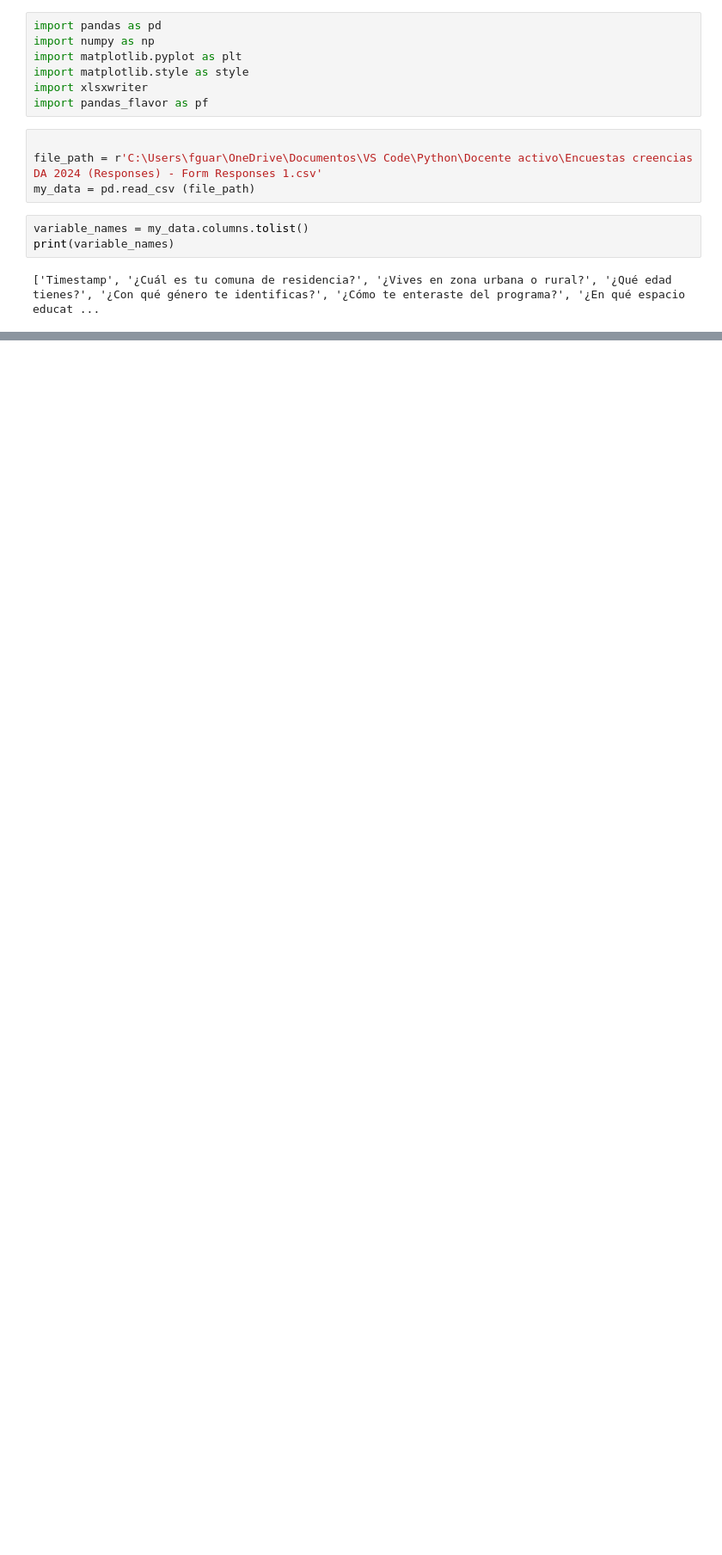
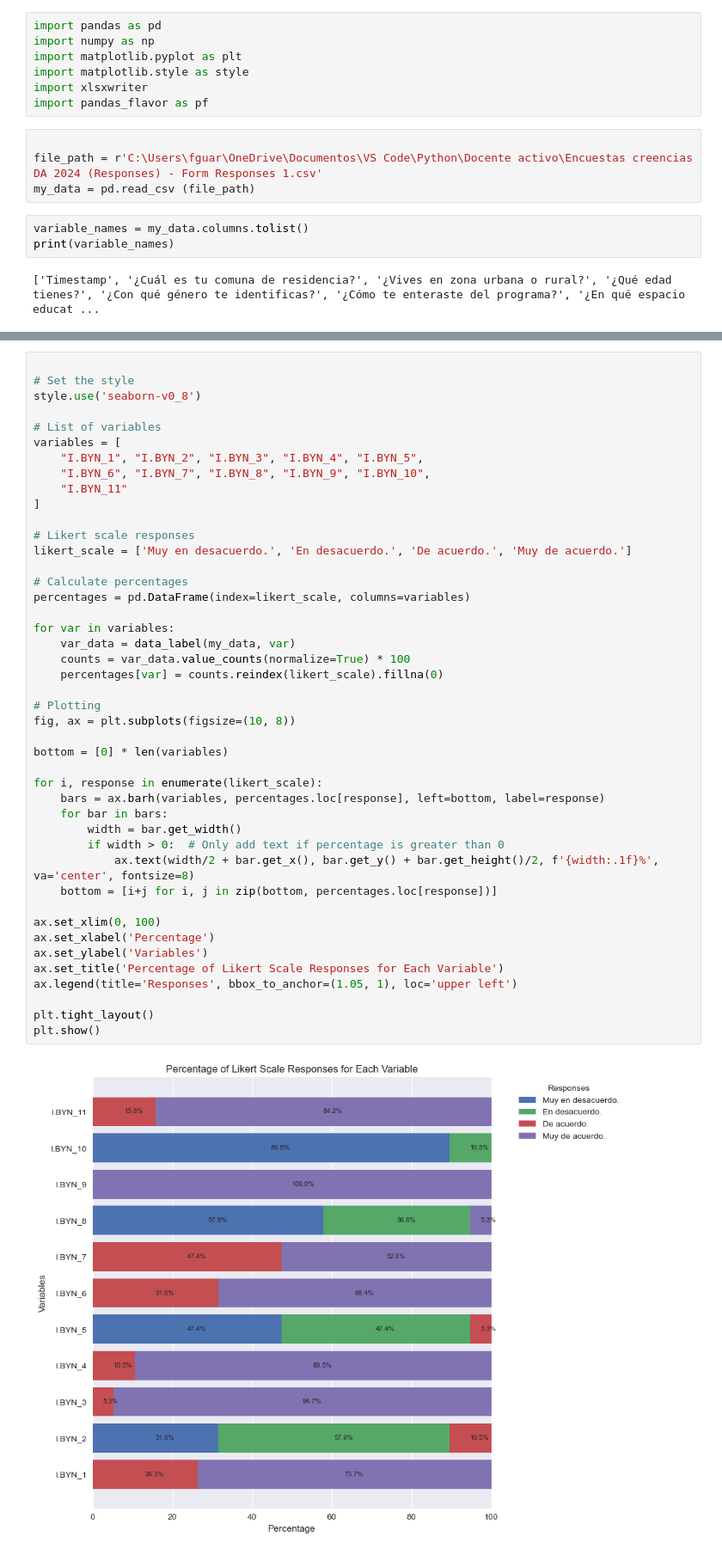
Before and after one commit to FelipeGuarda/Python, a Jupyter notebook: Docente activo/Encuesta pre-creencias 2024.ipynb, the cells around one changed output, grey strips where cells are left out. Shown at 86% size. Saved outputs shown, nothing was run; the diff lists cells and outputs as text; blank space fills up the shorter version.

```diff
--- a/Docente activo/Encuesta pre-creencias 2024.ipynb
+++ b/Docente activo/Encuesta pre-creencias 2024.ipynb
@@ -176,0 +197,46 @@ print(plt.style.available)
+# %%
+
+# Set the style
+style.use('seaborn-v0_8')
+
+# List of variables
+variables = [
+    "I.BYN_1", "I.BYN_2", "I.BYN_3", "I.BYN_4", "I.BYN_5",
+    "I.BYN_6", "I.BYN_7", "I.BYN_8", "I.BYN_9", "I.BYN_10",
+    "I.BYN_11"
+]
+
+# Likert scale responses
+likert_scale = ['Muy en desacuerdo.', 'En desacuerdo.', 'De acuerdo.', 'Muy de acuerdo.']
+
+# Calculate percentages
+percentages = pd.DataFrame(index=likert_scale, columns=variables)
+
+for var in variables:
+    var_data = data_label(my_data, var)
+    counts = var_data.value_counts(normalize=True) * 100
+    percentages[var] = counts.reindex(likert_scale).fillna(0)
+
+# Plotting
+fig, ax = plt.subplots(figsize=(10, 8))
+
+bottom = [0] * len(variables)
+
+for i, response in enumerate(likert_scale):
+    bars = ax.barh(variables, percentages.loc[response], left=bottom, label=response)
+    for bar in bars:
+        width = bar.get_width()
+        if width > 0:  # Only add text if percentage is greater than 0
+            ax.text(width/2 + bar.get_x(), bar.get_y() + bar.get_height()/2, f'{width:.1f}%', va='center', fontsize=8)
+    bottom = [i+j for i, j in zip(bottom, percentages.loc[response])]
+
+ax.set_xlim(0, 100)
+ax.set_xlabel('Percentage')
+ax.set_ylabel('Variables')
+ax.set_title('Percentage of Likert Scale Responses for Each Variable')
+ax.legend(title='Responses', bbox_to_anchor=(1.05, 1), loc='upper left')
+
+plt.tight_layout()
+plt.show()
+# %% [output]
+[figure, added]
```
Also changed, not shown: parts of 14 cells of this notebook.
